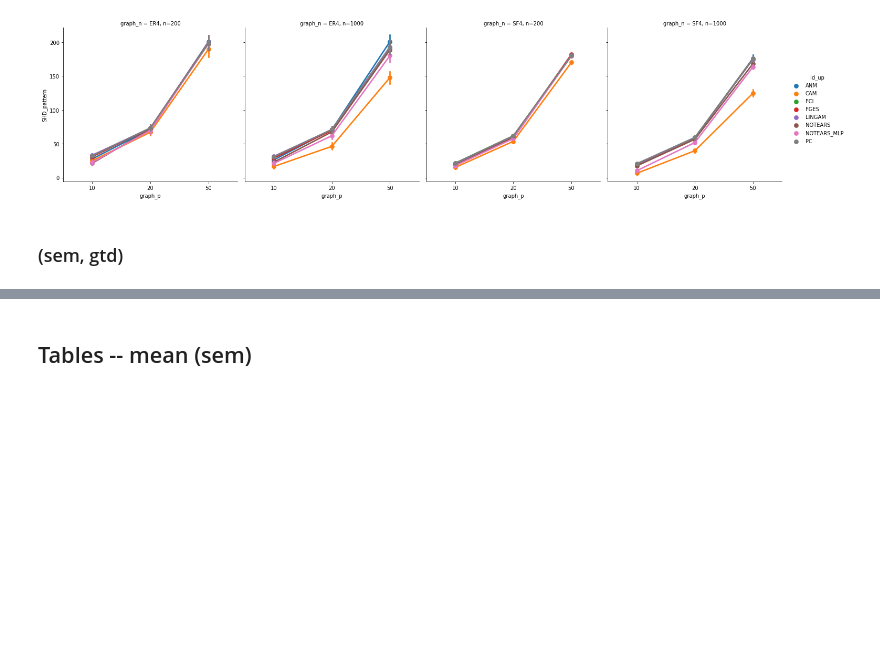
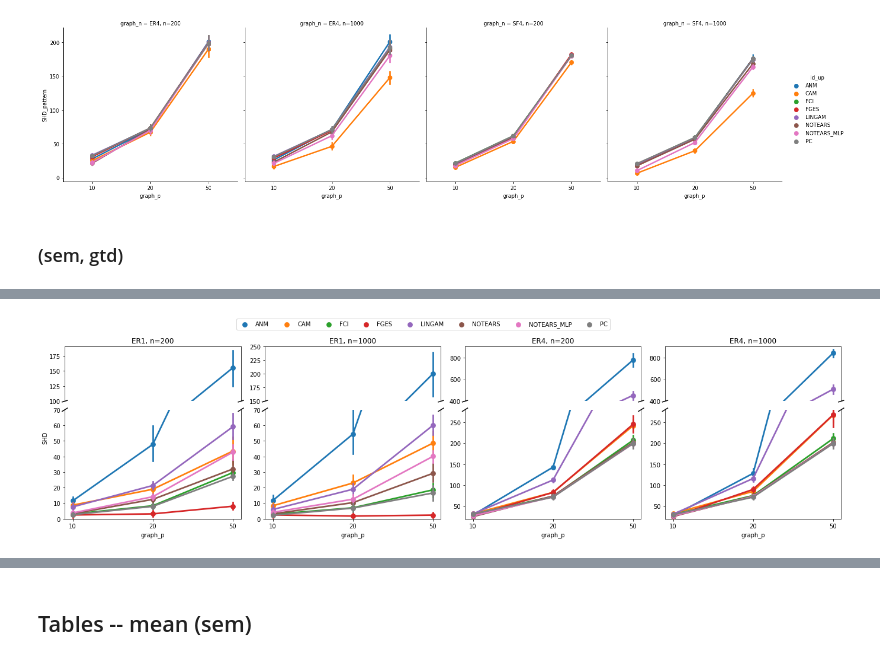
Before and after one commit to misoc-mml/hyperparams-causal-discovery, a Jupyter notebook: hyperparams/hyperparam_oracle.ipynb, the cells around one changed output, grey strips where cells are left out. Cells and saved outputs as stored; diff of their text form; code cells hidden in the pictures; blank space fills up the shorter version.

```diff
--- a/hyperparams/hyperparam_oracle.ipynb
+++ b/hyperparams/hyperparam_oracle.ipynb
@@ -101,0 +131,78 @@ for sem in ['gumbel', 'gp']:
+# %%
+fig, axs = plt.subplots(1, 4, figsize=(20, 5), sharey=False)
+axs = axs.flatten()
+
+# === ax1 ===
+ylim = [0, 70]
+ylim2 = [100, 190]
+ax = axs[0]
+df_s = select_case_2(df, 'gumbel', 'ER1', 200)
+ax, ax2 = plot_subplot(df_s, fig, ax, ylim, ylim2)
+
+ax2.set_title('ER1, n=200')
+ax.set_ylabel('SHD')
+ax.yaxis.set_label_coords(0.06, 0.5, transform=fig.transFigure)
+ax2.set_xlabel('')
+ax2.set_ylabel('')
+ax.get_legend().remove()
+ax2.get_legend().remove()
+# ======
+
+# === ax2 ===
+ylim = [0, 70]
+ylim2 = [150, 250]
+ax = axs[1]
+df_s = select_case_2(df, 'gumbel', 'ER1', 1000)
+ax, ax2 = plot_subplot(df_s, fig, ax, ylim, ylim2)
+
+ax2.set_title('ER1, n=1000')
+ax.set_ylabel('')
+ax2.set_xlabel('')
+ax2.set_ylabel('')
+ax.get_legend().remove()
+ax2.get_legend().remove()
+
+# ======
+
+# === ax3 ===
+ylim = [20, 280]
+ylim2 = [400, 900]
+ax = axs[2]
+df_s = select_case_2(df, 'gumbel', 'ER4', 200)
+ax, ax2 = plot_subplot(df_s, fig, ax, ylim, ylim2)
+
+ax2.set_title('ER4, n=200')
+ax.set_ylabel('')
+ax2.set_xlabel('')
+ax2.set_ylabel('')
+ax.get_legend().remove()
+ax2.get_legend().remove()
+
+# ======
+
+# === ax4 ===
+ylim = [20, 280]
+ylim2 = [400, 900]
+ax = axs[3]
+df_s = select_case_2(df, 'gumbel', 'ER4', 1000)
+ax, ax2 = plot_subplot(df_s, fig, ax, ylim, ylim2)
+
+ax2.set_title('ER4, n=1000')
+ax.set_ylabel('')
+ax2.set_xlabel('')
+ax2.set_ylabel('')
+ax2.get_legend().remove()
+
+# ======
+
+# === legend
+lines, labels = ax.get_legend_handles_labels()
+ax.get_legend().remove()
+fig.legend(lines, labels, loc='upper center', ncol=len(labels), bbox_to_anchor=(0.5, 1.07))
+
+# ======
+
+plt.tight_layout()
+plt.savefig('./plots/oracle/oracle_gumbel.pdf', dpi=1000, bbox_inches="tight")
+# %% [output]
+[figure, added]
```
Also changed, not shown: parts of 5 cells of this notebook, 6 other files.
